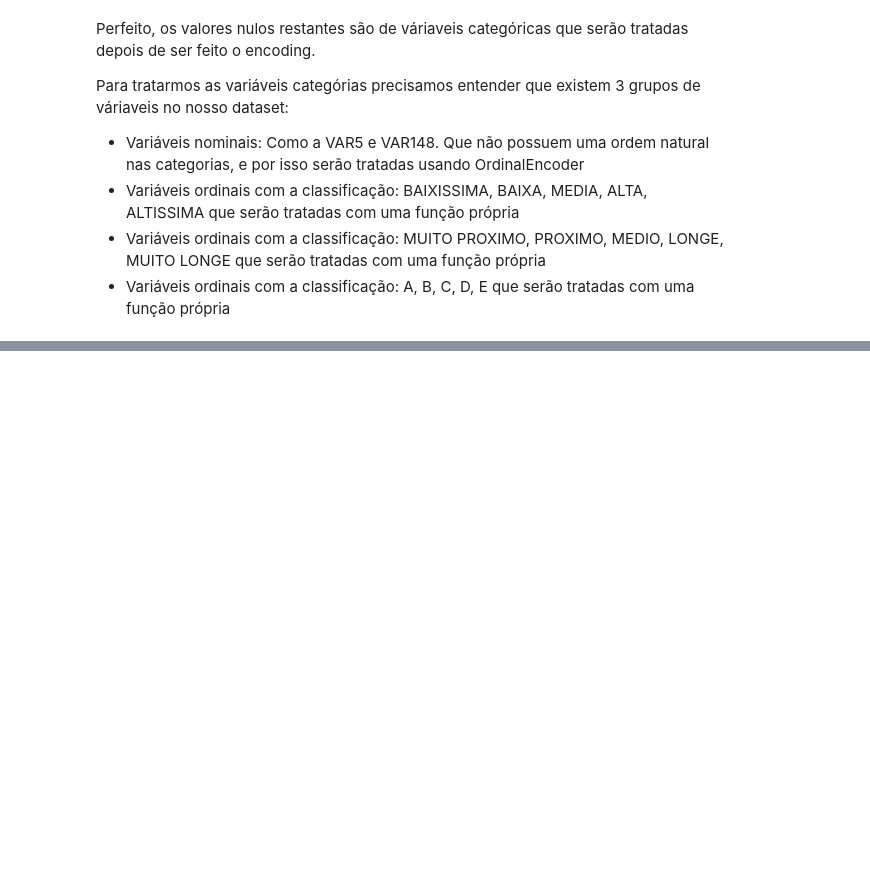
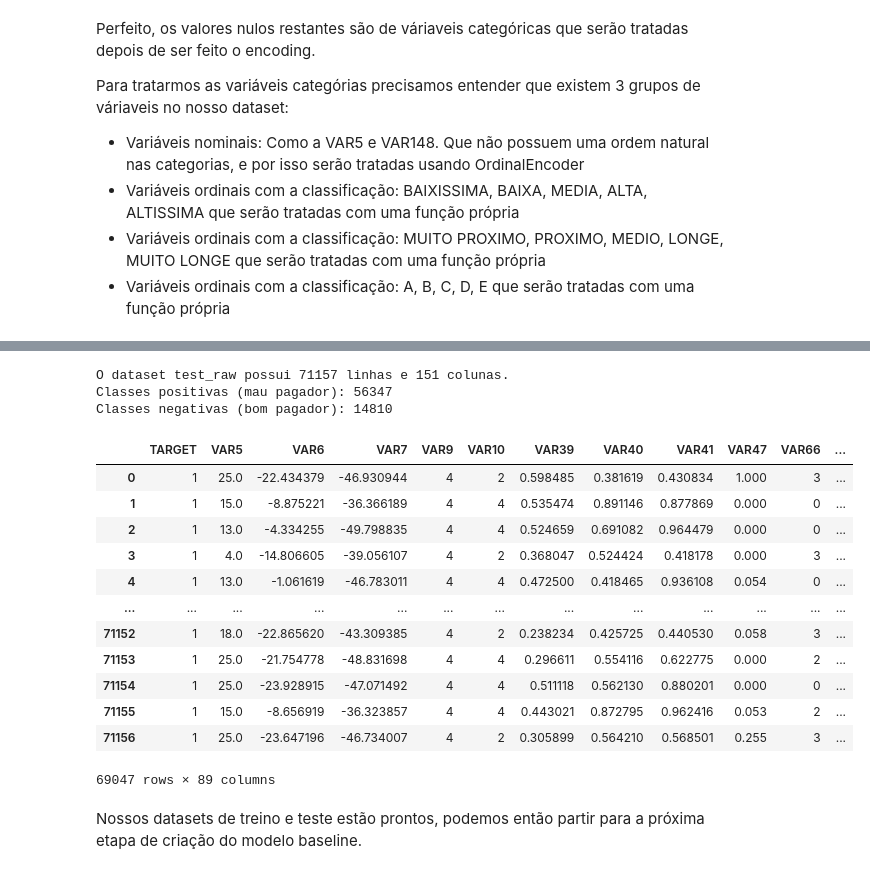
Before and after one commit to gasp37/credit-project, a Jupyter notebook: src/credit-project.ipynb, the cells around one changed output, grey strips where cells are left out. Cells and saved outputs as stored; diff of their text form; code cells hidden in the pictures; blank space fills up the shorter version.

```diff
--- a/src/credit-project.ipynb
+++ b/src/credit-project.ipynb
@@ -81,7 +92,7 @@ train_raw.describe()
 # %% [markdown]
 Algumas colunas não são relevantes para o nosso modelo preditivo, então podemos começar por excluir essas colunas:
 # %%
-train_treated = train_raw.drop(columns=["REF_DATE", "ID"])
+train_treated = train_raw.drop(columns=["REF_DATE", "ID", "VAR149"])
 # %% [markdown]
 Análise de valores ausentes:
 # %%
@@ -220,9 +231,10 @@ train_treated[ordinal_features3] = ordinal_encoding(train_treated, ordinal_featu
 # %%
 def encode_data(dataset:pd.DataFrame, features:list):
     encoder = OrdinalEncoder(handle_unknown='use_encoded_value', unknown_value=-1)
-    return encoder.fit_transform(dataset[features])
+    encoder.fit(dataset[features])
+    return encoder, encoder.transform(dataset[features])
 
-train_treated[nominal_features] = encode_data(train_treated, nominal_features)
+encoder, train_treated[nominal_features] = encode_data(train_treated, nominal_features)
 
 train_treated[["VAR5", "VAR9", "VAR10", "VAR142"]] = impute_missing_values(train_treated[["VAR5", "VAR9", "VAR10", "VAR142"]])
 # %%
@@ -243,0 +263,43 @@ train_treated
+# %%
+test_raw = pd.read_csv("../datasets/credit_01/test.csv")
+
+shape = test_raw.shape
+label_counts = test_raw["TARGET"].value_counts()
+
+print(f"""O dataset test_raw possui {shape[0]} linhas e {shape[1]} colunas.
+Classes positivas (mau pagador): {label_counts[1]}
+Classes negativas (bom pagador): {label_counts[0]}""")
+# %% [output]
+O dataset test_raw possui 71157 linhas e 151 colunas.
+Classes positivas (mau pagador): 56347
+Classes negativas (bom pagador): 14810
+# %%
+train_columns = train_treated.columns
+test_treated = test_raw[train_columns]
+
+nulls_by_row = test_treated.isna().sum(axis=1).sort_values()
+test_treated = test_treated.drop(index=nulls_by_row[nulls_by_row>0].index)
+
+test_treated[ordinal_features1] = ordinal_encoding(test_treated, ordinal_features1, values_to_replace1)
+test_treated[ordinal_features2] = ordinal_encoding(test_treated, ordinal_features2, values_to_replace2)
+test_treated[ordinal_features3] = ordinal_encoding(test_treated, ordinal_features3, values_to_replace3)
+
+test_treated[nominal_features]= encoder.transform(test_treated[nominal_features])
+# %%
+test_treated
+# %% [output]
+|  | TARGET | VAR5 | VAR6 | VAR7 | VAR9 | VAR10 | VAR39 | VAR40 | VAR41 | VAR47 | VAR66 | ... |
+| 0 | 1 | 25.0 | -22.434379 | -46.930944 | 4 | 2 | 0.598485 | 0.381619 | 0.430834 | 1.000 | 3 | ... |
+| 1 | 1 | 15.0 | -8.875221 | -36.366189 | 4 | 4 | 0.535474 | 0.891146 | 0.877869 | 0.000 | 0 | ... |
+| 2 | 1 | 13.0 | -4.334255 | -49.798835 | 4 | 4 | 0.524659 | 0.691082 | 0.964479 | 0.000 | 0 | ... |
+| 3 | 1 | 4.0 | -14.806605 | -39.056107 | 4 | 2 | 0.368047 | 0.524424 | 0.418178 | 0.000 | 3 | ... |
+| 4 | 1 | 13.0 | -1.061619 | -46.783011 | 4 | 4 | 0.472500 | 0.418465 | 0.936108 | 0.054 | 0 | ... |
+| ... | ... | ... | ... | ... | ... | ... | ... | ... | ... | ... | ... | ... |
+| 71152 | 1 | 18.0 | -22.865620 | -43.309385 | 4 | 2 | 0.238234 | 0.425725 | 0.440530 | 0.058 | 3 | ... |
+| 71153 | 1 | 25.0 | -21.754778 | -48.831698 | 4 | 4 | 0.296611 | 0.554116 | 0.622775 | 0.000 | 2 | ... |
+| 71154 | 1 | 25.0 | -23.928915 | -47.071492 | 4 | 4 | 0.511118 | 0.562130 | 0.880201 | 0.000 | 0 | ... |
+| 71155 | 1 | 15.0 | -8.656919 | -36.323857 | 4 | 4 | 0.443021 | 0.872795 | 0.962416 | 0.053 | 2 | ... |
+| 71156 | 1 | 25.0 | -23.647196 | -46.734007 | 4 | 2 | 0.305899 | 0.564210 | 0.568501 | 0.255 | 3 | ... |
+69047 rows × 89 columns
+# %% [markdown]
+Nossos datasets de treino e teste estão prontos, podemos então partir para a próxima etapa de criação do modelo baseline.
```
Also changed, not shown: parts of 25 cells of this notebook.
